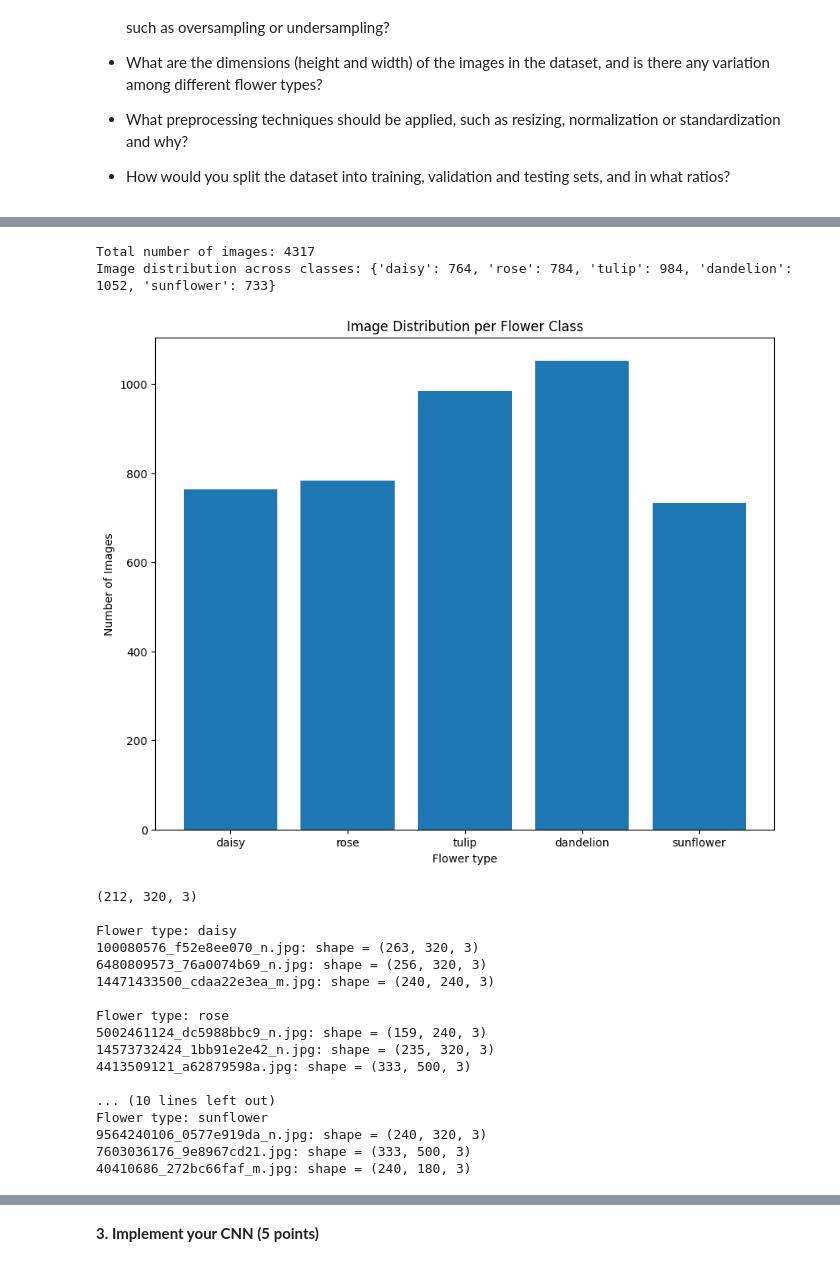
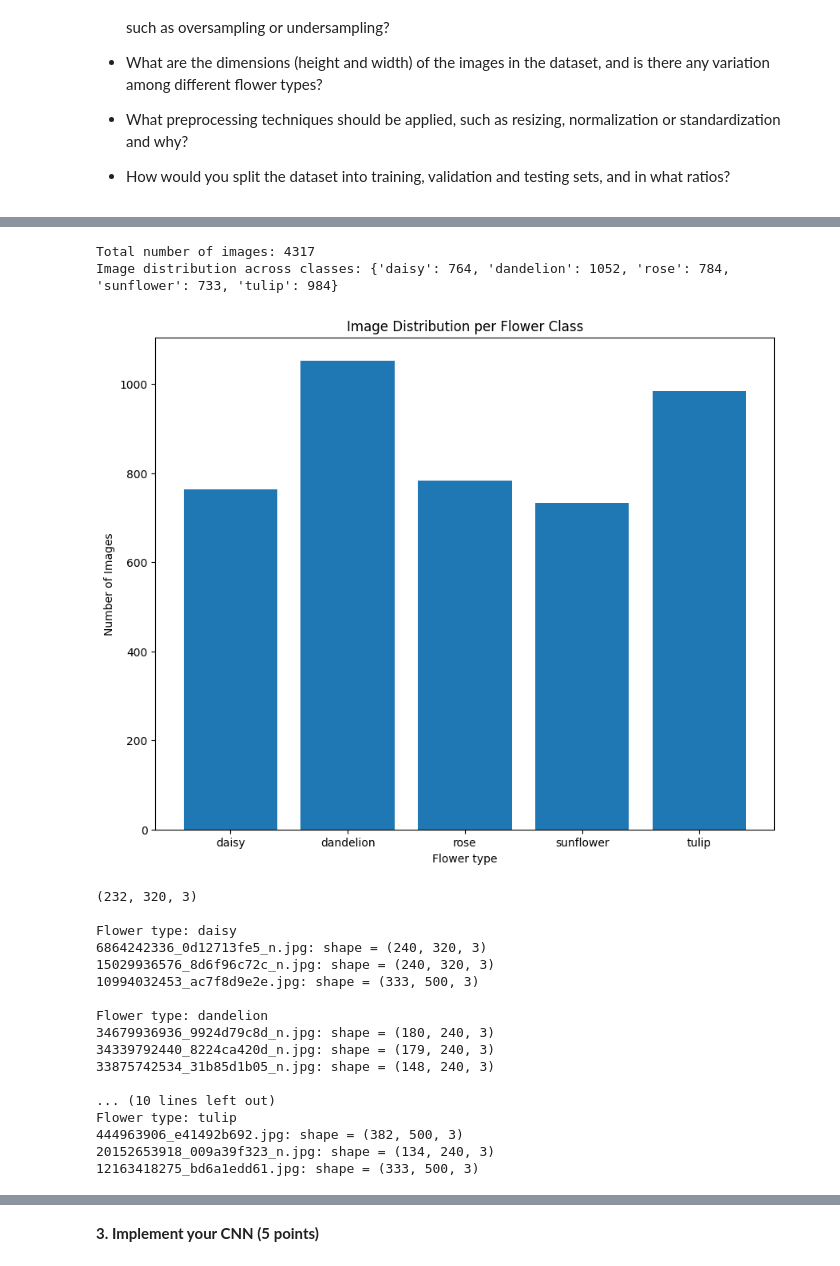
Before and after one commit to Parkyeong/Concept-ai-assignment3, a Jupyter notebook: Assignment3/Assignment3-QViT.ipynb, the cells around one changed output, grey strips where cells are left out. Drawn from its saved outputs; the diff is of its cells as text; code cells hidden in the pictures.

```diff
--- a/Assignment3/Assignment3-QViT.ipynb
+++ b/Assignment3/Assignment3-QViT.ipynb
@@ -37,35 +71,31 @@ random.seed(42)
 # %%
 #Step 1 implementation
 #Hint: Take the help of split-folder python library
 
 #1.1 the total number of images in the dataset and their distribution
-data_dir = "/Users/pushuying/Desktop/T2-MDS/2025_T1S1/Concept AI/assignment/assignment3/Assignment3/flowers"
+data_dir = "flowers"
 
 count = {}
 
 for flower in os.listdir(data_dir):
     folder_path = os.path.join(data_dir, flower)
     if os.path.isdir(folder_path):
         count[flower] = len(os.listdir(folder_path))
 
 total_number = sum(count.values())
 print("Total number of images:", total_number)
 print("Image distribution across classes:", count)
 
 
 import matplotlib.pyplot as plt
 
 plt.figure(figsize=(10,8))
 plt.bar(count.keys(), count.values())
 plt.xlabel('Flower type')
 plt.ylabel('Number of Images')
 plt.title('Image Distribution per Flower Class')
 plt.show()
-
-#1.1 Answer:
-#This dataset contains a total of 4317 images, distributed unevenly across five flower classes.
-# Specifically, daisy has 764 images, rose has 784, tulip has 984, dandelion has 1052, and sunflower has 733 images.
 # %% [output]
 Total number of images: 4317
-Image distribution across classes: {'daisy': 764, 'rose': 784, 'tulip': 984, 'dandelion': 1052, 'sunflower': 733}
+Image distribution across classes: {'daisy': 764, 'dandelion': 1052, 'rose': 784, 'sunflower': 733, 'tulip': 984}
-[figure, old version]
+[figure, new version]
@@ -82,7 +102,7 @@ Image distribution across classes: {'daisy': 764, 'rose': 784, 'tulip': 984, 'da
 # %%
 #1.3 Dimensions of the images and check the variation among different flower types
 import matplotlib.pyplot as plt
-img = plt.imread("/Users/pushuying/Desktop/T2-MDS/2025_T1S1/Concept AI/assignment/assignment3/Assignment3/flowers_split/test/daisy/5673551_01d1ea993e_n.jpg")
+img = plt.imread("flowers/daisy/5547758_eea9edfd54_n.jpg")
 print(img.shape)
 
 #checking
@@ -98,25 +118,21 @@ for flower_type in os.listdir(data_dir):
                 print(f"{img_name}: shape = {img.shape}")
             except:
                 print(f"Failed to load image: {img_name}")
-
-#1.3 Answer:I randomly selected 3 images from each flower type and printed their dimensions using .shape.
-#The results show that the image sizes are not consistent, both within each flower type and across different flower types.
-#Therefore, resizing is necessary to standardize the input dimensions before feeding the images into the CNN model.
 # %% [output]
-(212, 320, 3)
+(232, 320, 3)
 
 Flower type: daisy
-100080576_f52e8ee070_n.jpg: shape = (263, 320, 3)
-6480809573_76a0074b69_n.jpg: shape = (256, 320, 3)
-14471433500_cdaa22e3ea_m.jpg: shape = (240, 240, 3)
+6864242336_0d12713fe5_n.jpg: shape = (240, 320, 3)
+15029936576_8d6f96c72c_n.jpg: shape = (240, 320, 3)
+10994032453_ac7f8d9e2e.jpg: shape = (333, 500, 3)
 
-Flower type: rose
-5002461124_dc5988bbc9_n.jpg: shape = (159, 240, 3)
-14573732424_1bb91e2e42_n.jpg: shape = (235, 320, 3)
-4413509121_a62879598a.jpg: shape = (333, 500, 3)
+Flower type: dandelion
+34679936936_9924d79c8d_n.jpg: shape = (180, 240, 3)
+34339792440_8224ca420d_n.jpg: shape = (179, 240, 3)
+33875742534_31b85d1b05_n.jpg: shape = (148, 240, 3)
 
 ... (10 lines left out)
-Flower type: sunflower
-9564240106_0577e919da_n.jpg: shape = (240, 320, 3)
-7603036176_9e8967cd21.jpg: shape = (333, 500, 3)
-40410686_272bc66faf_m.jpg: shape = (240, 180, 3)
+Flower type: tulip
+444963906_e41492b692.jpg: shape = (382, 500, 3)
+20152653918_009a39f323_n.jpg: shape = (134, 240, 3)
+12163418275_bd6a1edd61.jpg: shape = (333, 500, 3)
```
Also changed, not shown: parts of 55 cells of this notebook, 9 other files.
